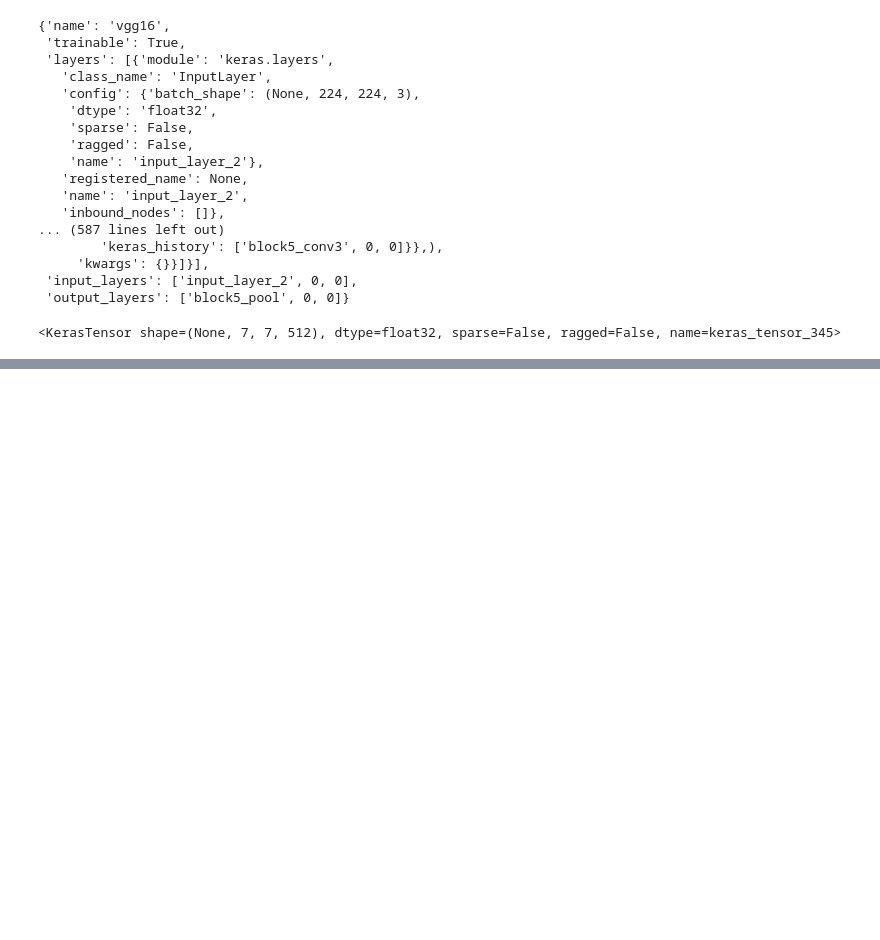
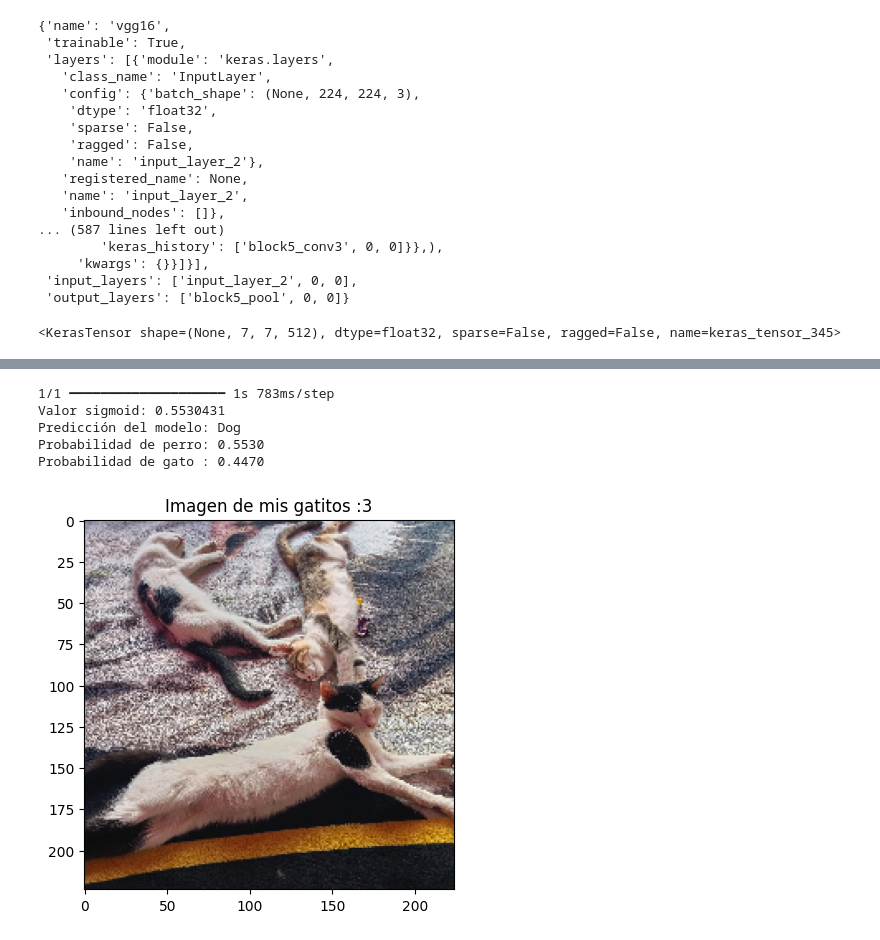
Before and after one commit to EsmeMP/Introduccion_Machine_Learning, a Jupyter notebook: notebooks/TensorFlow/02ImgClassCNN.ipynb, the cells around one changed output, grey strips where cells are left out. Cells and saved outputs as stored; diff of their text form; code cells hidden in the pictures; blank space fills up the shorter version.

Commit message:
33 Testing model

```diff
--- a/notebooks/TensorFlow/02ImgClassCNN.ipynb
+++ b/notebooks/TensorFlow/02ImgClassCNN.ipynb
@@ -468,0 +573,36 @@ x = Dense(1, activation='sigmoid') (x)
+# %%
+best_model = load_model("best_model.h5")
+from tensorflow.keras.utils import load_img, img_to_array
+
+ruta = "/home/meme/Documentos/Algoritmos/Fundamentos_MachineLearning/img/animals/cats.jpeg"
+
+pil = load_img(ruta, target_size=(224, 224))
+image = img_to_array(pil)
+image = image/255.0
+
+plt.imshow(image)
+plt.title("Imagen de mis gatitos :3")
+plt.show
+
+# Agregar dimensión batch
+image = np.expand_dims(image, axis=0)
+
+# Predicción
+pred = best_model.predict(image)
+
+print("Valor sigmoid:", pred[0][0])
+
+# Clasificación binaria
+class_id = int(pred[0][0] > 0.5)
+
+CLASS_ID = {
+    0: "Cat",
+    1: "Dog"
+}
+
+print(f"Predicción del modelo: {CLASS_ID[class_id]}")
+pred = pred[0][0]
+
+print(f"Probabilidad de perro: {pred:.4f}")
+print(f"Probabilidad de gato : {1-pred:.4f}")
+# %% [output]
@@ -468,0 +610,6 @@ x = Dense(1, activation='sigmoid') (x)
+1/1 ━━━━━━━━━━━━━━━━━━━━ 1s 783ms/step
+Valor sigmoid: 0.5530431
+Predicción del modelo: Dog
+Probabilidad de perro: 0.5530
+Probabilidad de gato : 0.4470
+[figure, added]
```
Also changed, not shown: parts of 12 cells of this notebook, 6 other files.
